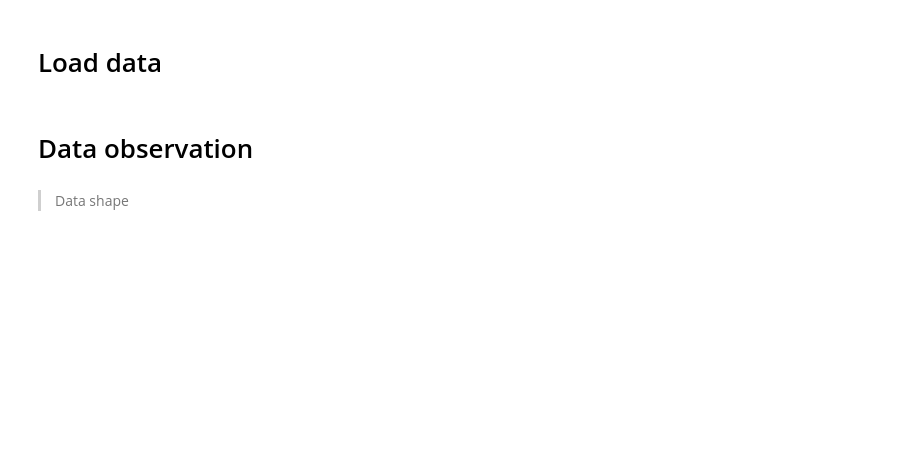
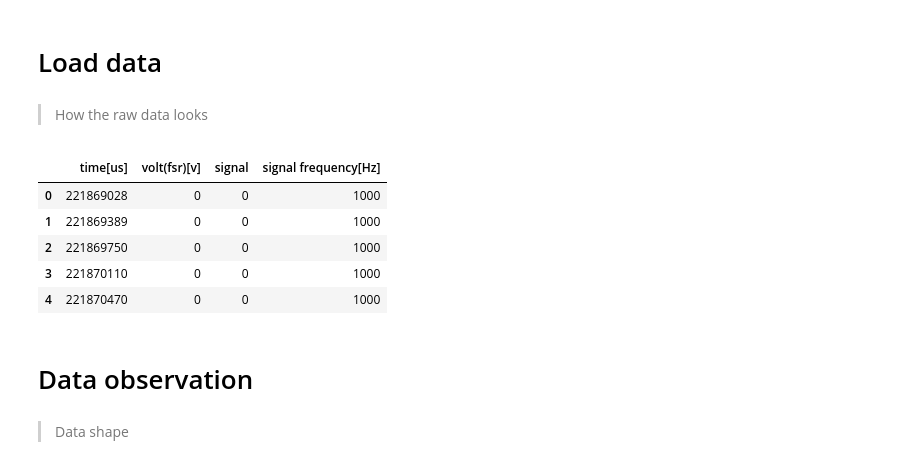
Before and after one commit to kcho/temporal_recalibration, a Jupyter notebook: Untitled.ipynb, the cells around one changed output. Drawn from its saved outputs; the diff is of its cells as text; code cells hidden in the pictures; blank space fills up the shorter version.

```diff
--- a/Untitled.ipynb
+++ b/Untitled.ipynb
@@ -20,0 +24,11 @@ data = np.loadtxt('park_3_2_exp_1_dataLog.txt', skiprows=1, delimiter=',')
+# %% [markdown]
+> How the raw data looks
+# %%
+data.head()
+# %% [output]
+|  | time[us] | volt(fsr)[v] | signal | signal frequency[Hz] |
+| 0 | 221869028 | 0 | 0 | 1000 |
+| 1 | 221869389 | 0 | 0 | 1000 |
+| 2 | 221869750 | 0 | 0 | 1000 |
+| 3 | 221870110 | 0 | 0 | 1000 |
+| 4 | 221870470 | 0 | 0 | 1000 |
```
Also changed, not shown: parts of 36 cells of this notebook.
